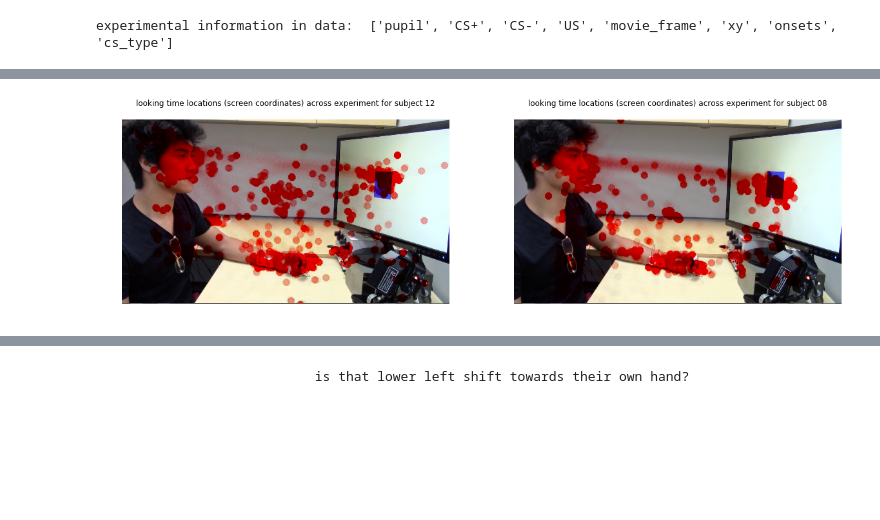
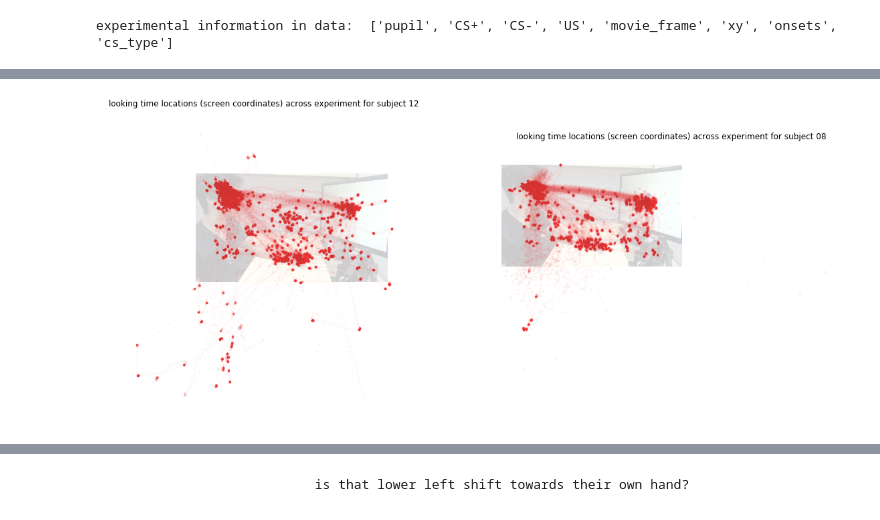
Before and after one commit to tzler/social_structure_learning, a Jupyter notebook: analysis/gaze/coordinate_functions.ipynb, the cells around one changed output, grey strips where cells are left out. Drawn from its saved outputs; the diff is of its cells as text; code cells hidden in the pictures; blank space fills up the shorter version.

Commit message:
first kmeans + geometric structure of gaze location

```diff
--- a/analysis/gaze/coordinate_functions.ipynb
+++ b/analysis/gaze/coordinate_functions.ipynb
@@ -128,0 +129,17 @@ plt.imshow(model_image);
+# %%
+big_picture = 0
+
+plt.figure(figsize=[20,8])
+for i_subject in range(len(subjects)):
+
+    plt.subplot(1,2,i_subject+1); plt.axis('off')
+    plt.imshow(model_image, alpha=.5)
+
+    subject_data = load_data(subjects[i_subject])
+    data = extract_data(subject_data)
+
+    # need to do some rescaling to format gaze data with arbitrary-size jpeg
+    plt.scatter(data['xy'][:,0]*1.9-200, data['xy'][:,1]*1.9-50,marker='o', s=30, alpha=.01, c = 'red')
+    plt.title('looking time locations (screen coordinates) across experiment for subject %s\n'%subjects[i_subject]);
+
+    if not big_picture: plt.xlim([0, x_len]), plt.ylim([y_len, 0])
@@ -129,18 +148,19 @@ plt.imshow(model_image);
 # %%
-big_picture = 0
+big_picture = 1
 
 plt.figure(figsize=[20,8])
 for i_subject in range(len(subjects)):
 
     plt.subplot(1,2,i_subject+1); plt.axis('off')
-    plt.imshow(model_image)
+    plt.imshow(model_image, alpha=.2)
+
 
     subject_data = load_data(subjects[i_subject])
     data = extract_data(subject_data)
 
-    plt.scatter(data['xy'][:,0]*1.9-200, data['xy'][:,1]*1.9-50,marker='o', s=100, alpha=.005, c = 'xkcd:red')
+    plt.scatter(data['xy'][:,0]*1.9-200, data['xy'][:,1]*1.9-50,marker='.', s=30, alpha=.02, c = 'xkcd:red')
     plt.title('looking time locations (screen coordinates) across experiment for subject %s\n'%subjects[i_subject]);
 
     if not big_picture: plt.xlim([0, x_len]), plt.ylim([y_len, 0])
 # %% [output]
-[figure, old version]
+[figure, new version]
```
Also changed, not shown: parts of 21 cells of this notebook, 1 other file.
